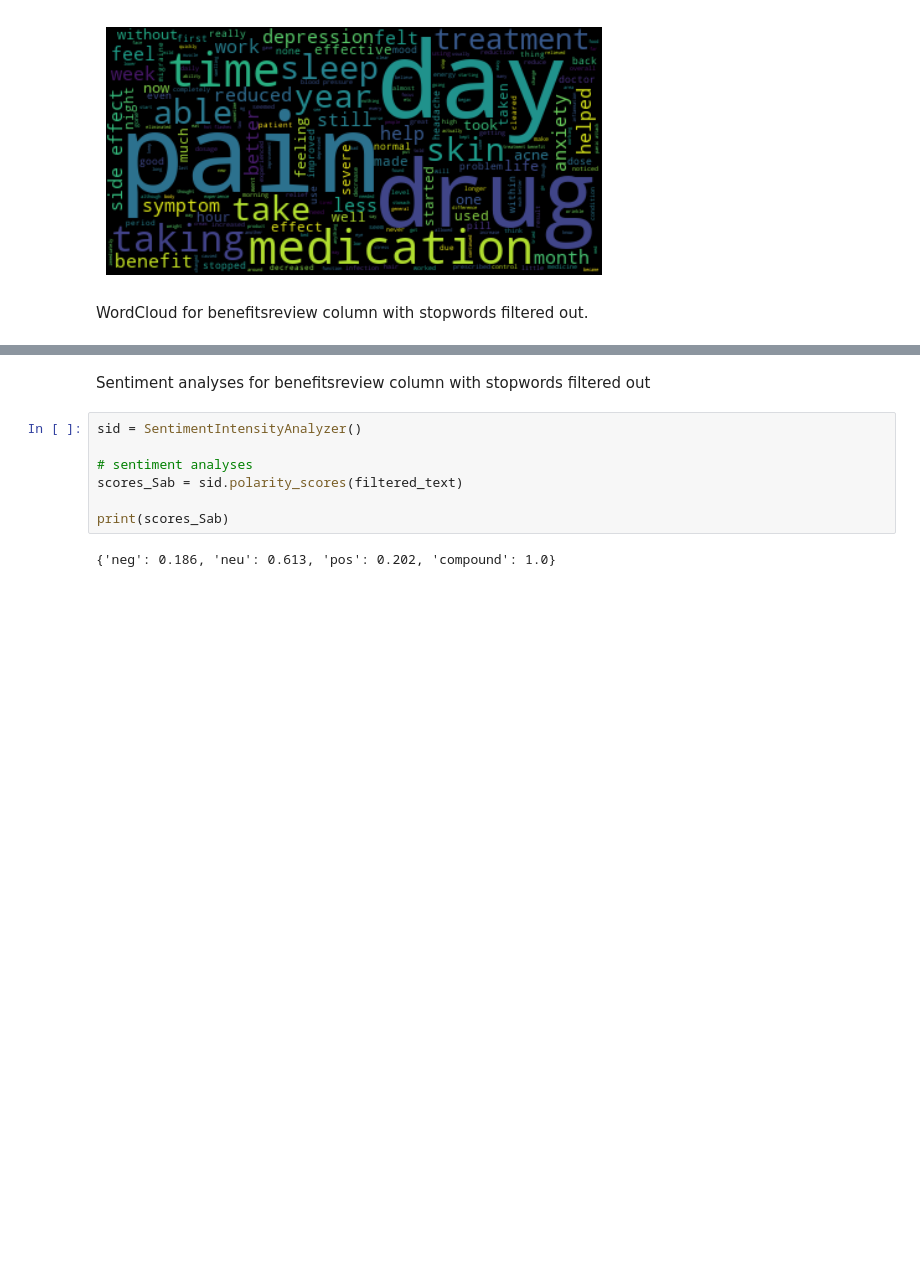
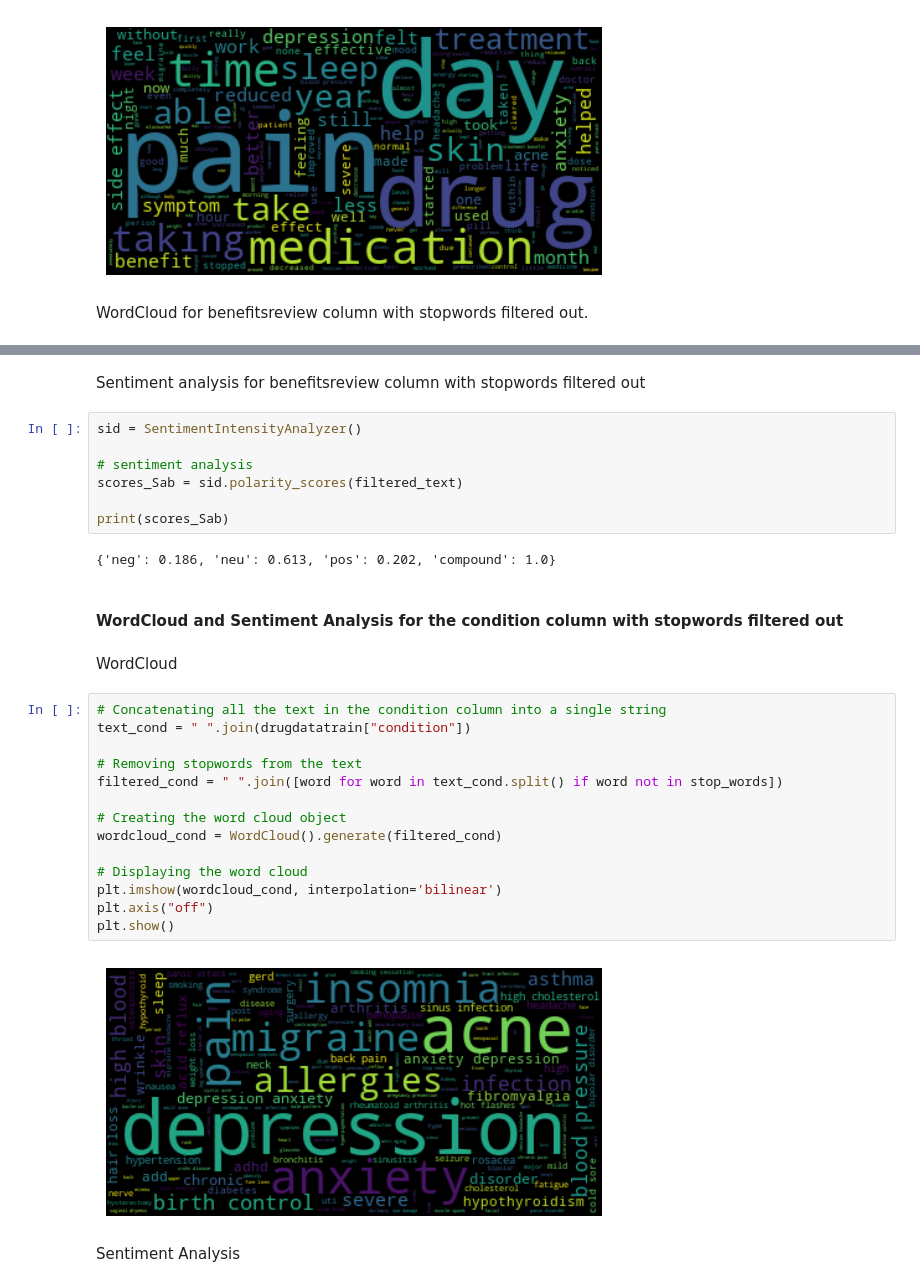
Before and after one commit to StephenAnokye94/Customer_Satisfaction_SentimentAnalysis, a Jupyter notebook: Sentiment_Analysis.ipynb, the cells around one changed output, grey strips where cells are left out. Cells and saved outputs as stored; diff of their text form; blank space fills up the shorter version.

```diff
--- a/Sentiment_Analysis.ipynb
+++ b/Sentiment_Analysis.ipynb
@@ -301,11 +301,33 @@ plt.show()
 # %% [markdown]
-Sentiment analyses for benefitsreview column with stopwords filtered out
+Sentiment analysis for benefitsreview column with stopwords filtered out
 # %%
 sid = SentimentIntensityAnalyzer()
 
-# sentiment analyses
+# sentiment analysis
 scores_Sab = sid.polarity_scores(filtered_text)
 
 print(scores_Sab)
 # %% [output]
 {'neg': 0.186, 'neu': 0.613, 'pos': 0.202, 'compound': 1.0}
+# %% [markdown]
+#### WordCloud and Sentiment Analysis for the condition column with stopwords filtered out
+# %% [markdown]
+WordCloud
+# %%
+# Concatenating all the text in the condition column into a single string
+text_cond = " ".join(drugdatatrain["condition"])
+
+# Removing stopwords from the text
+filtered_cond = " ".join([word for word in text_cond.split() if word not in stop_words])
+
+# Creating the word cloud object
+wordcloud_cond = WordCloud().generate(filtered_cond)
+
+# Displaying the word cloud
+plt.imshow(wordcloud_cond, interpolation='bilinear')
+plt.axis("off")
+plt.show()
+# %% [output]
+[figure, added]
+# %% [markdown]
+Sentiment Analysis
```
Also changed, not shown: parts of 15 cells of this notebook.
